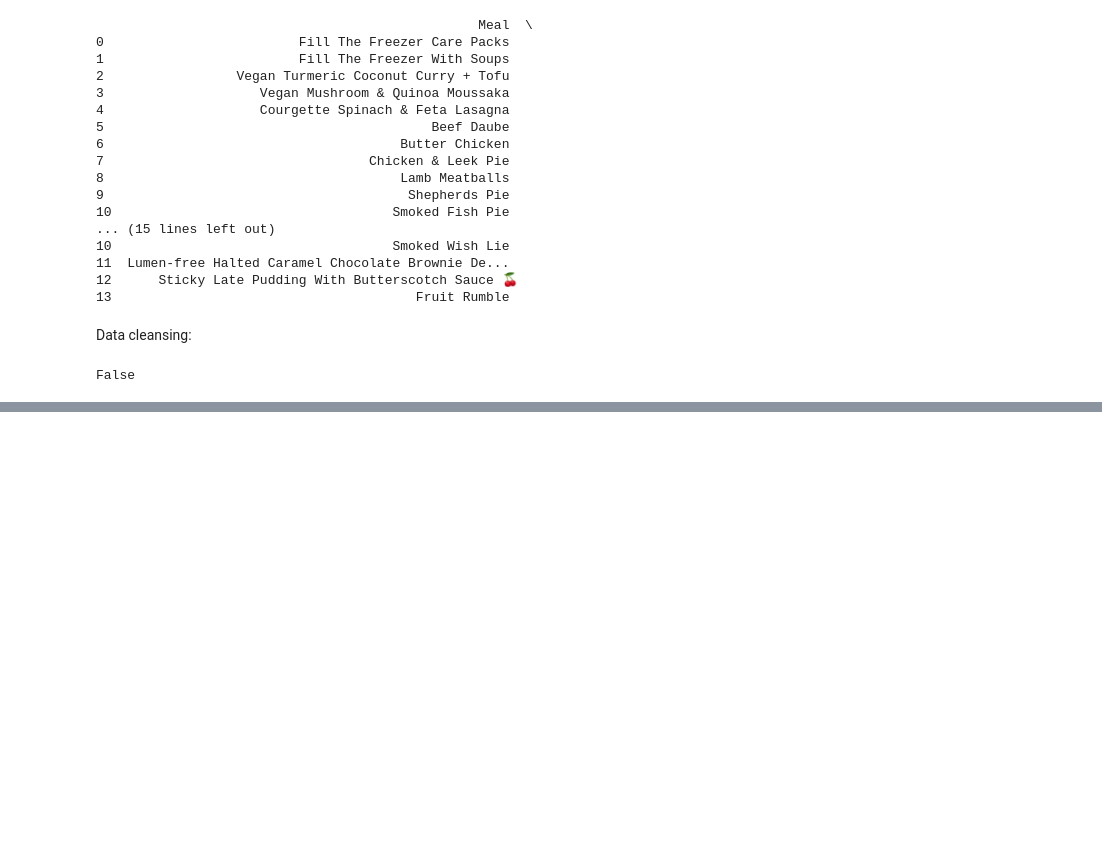
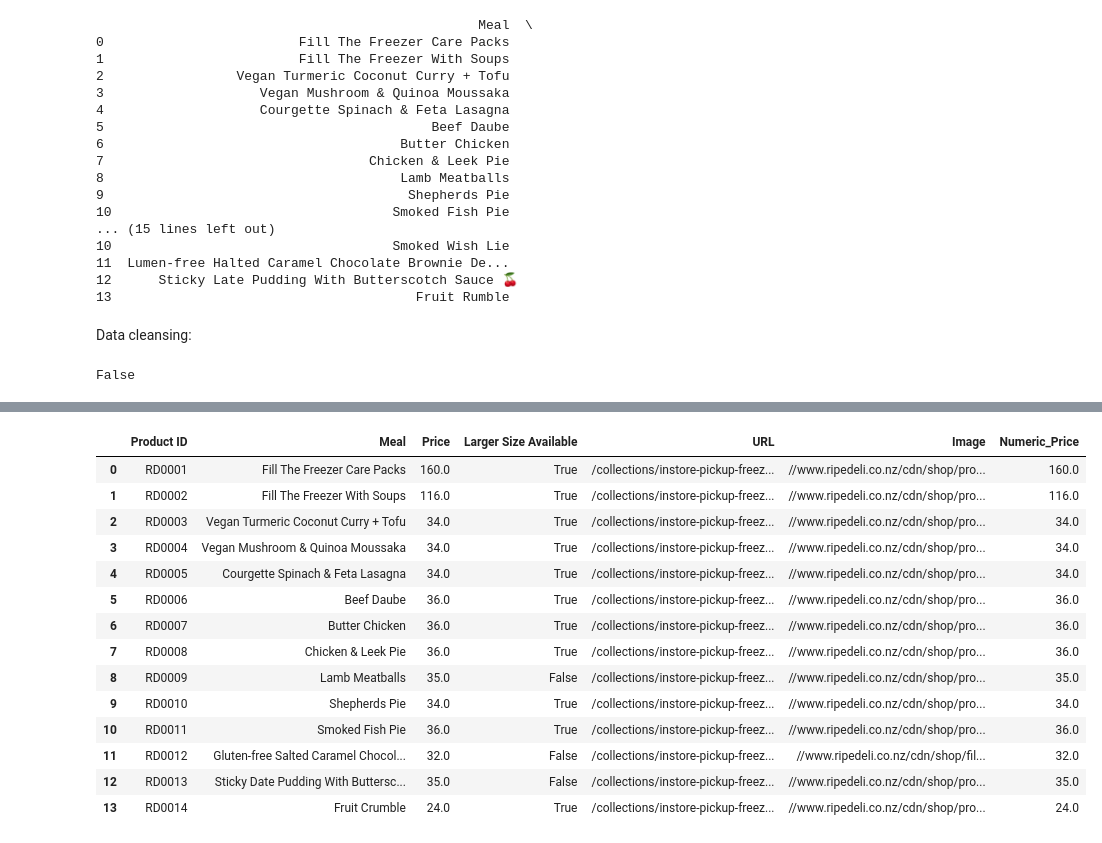
Before and after one commit to hxiufan/GA612_Activities, a Jupyter notebook: DA612_A1_RipeDeli_cleansing.ipynb, the cells around one changed output, grey strips where cells are left out. Cells and saved outputs as stored; diff of their text form; code cells hidden in the pictures; blank space fills up the shorter version.

```diff
--- a/DA612_A1_RipeDeli_cleansing.ipynb
+++ b/DA612_A1_RipeDeli_cleansing.ipynb
@@ -112,0 +134,11 @@ df["Price"] = df["Price"].str.replace("$", "").astype(float).round(2)
+# %%
+# Convert the data type to numeric in all the price with '$'
+def clean_price(price):
+    if price == 'Sold Out':
+        return None
+    else:
+        return float(price.replace('$', ''))
+# %%
+df['Numeric_Price'] = df['Price'].apply(clean_price)
+# %%
+median_price = df['Numeric_Price'].median()
@@ -112,0 +170,18 @@ df["Price"] = df["Price"].str.replace("$", "").astype(float).round(2)
+# %%
+df
+# %% [output]
+|  | Product ID | Meal | Price | Larger Size Available | URL | Image | Numeric_Price |
+| 0 | RD0001 | Fill The Freezer Care Packs | 160.0 | True | /collections/instore-pickup-freez... | //www.ripedeli.co.nz/cdn/shop/pro... | 160.0 |
+| 1 | RD0002 | Fill The Freezer With Soups | 116.0 | True | /collections/instore-pickup-freez... | //www.ripedeli.co.nz/cdn/shop/pro... | 116.0 |
+| 2 | RD0003 | Vegan Turmeric Coconut Curry + Tofu | 34.0 | True | /collections/instore-pickup-freez... | //www.ripedeli.co.nz/cdn/shop/pro... | 34.0 |
+| 3 | RD0004 | Vegan Mushroom & Quinoa Moussaka | 34.0 | True | /collections/instore-pickup-freez... | //www.ripedeli.co.nz/cdn/shop/pro... | 34.0 |
+| 4 | RD0005 | Courgette Spinach & Feta Lasagna | 34.0 | True | /collections/instore-pickup-freez... | //www.ripedeli.co.nz/cdn/shop/pro... | 34.0 |
+| 5 | RD0006 | Beef Daube | 36.0 | True | /collections/instore-pickup-freez... | //www.ripedeli.co.nz/cdn/shop/pro... | 36.0 |
+| 6 | RD0007 | Butter Chicken | 36.0 | True | /collections/instore-pickup-freez... | //www.ripedeli.co.nz/cdn/shop/pro... | 36.0 |
+| 7 | RD0008 | Chicken & Leek Pie | 36.0 | True | /collections/instore-pickup-freez... | //www.ripedeli.co.nz/cdn/shop/pro... | 36.0 |
+| 8 | RD0009 | Lamb Meatballs | 35.0 | False | /collections/instore-pickup-freez... | //www.ripedeli.co.nz/cdn/shop/pro... | 35.0 |
+| 9 | RD0010 | Shepherds Pie | 34.0 | True | /collections/instore-pickup-freez... | //www.ripedeli.co.nz/cdn/shop/pro... | 34.0 |
+| 10 | RD0011 | Smoked Fish Pie | 36.0 | True | /collections/instore-pickup-freez... | //www.ripedeli.co.nz/cdn/shop/pro... | 36.0 |
+| 11 | RD0012 | Gluten-free Salted Caramel Chocol... | 32.0 | False | /collections/instore-pickup-freez... | //www.ripedeli.co.nz/cdn/shop/fil... | 32.0 |
+| 12 | RD0013 | Sticky Date Pudding With Buttersc... | 35.0 | False | /collections/instore-pickup-freez... | //www.ripedeli.co.nz/cdn/shop/pro... | 35.0 |
+| 13 | RD0014 | Fruit Crumble | 24.0 | True | /collections/instore-pickup-freez... | //www.ripedeli.co.nz/cdn/shop/pro... | 24.0 |
```
Also changed, not shown: parts of 18 cells of this notebook.
